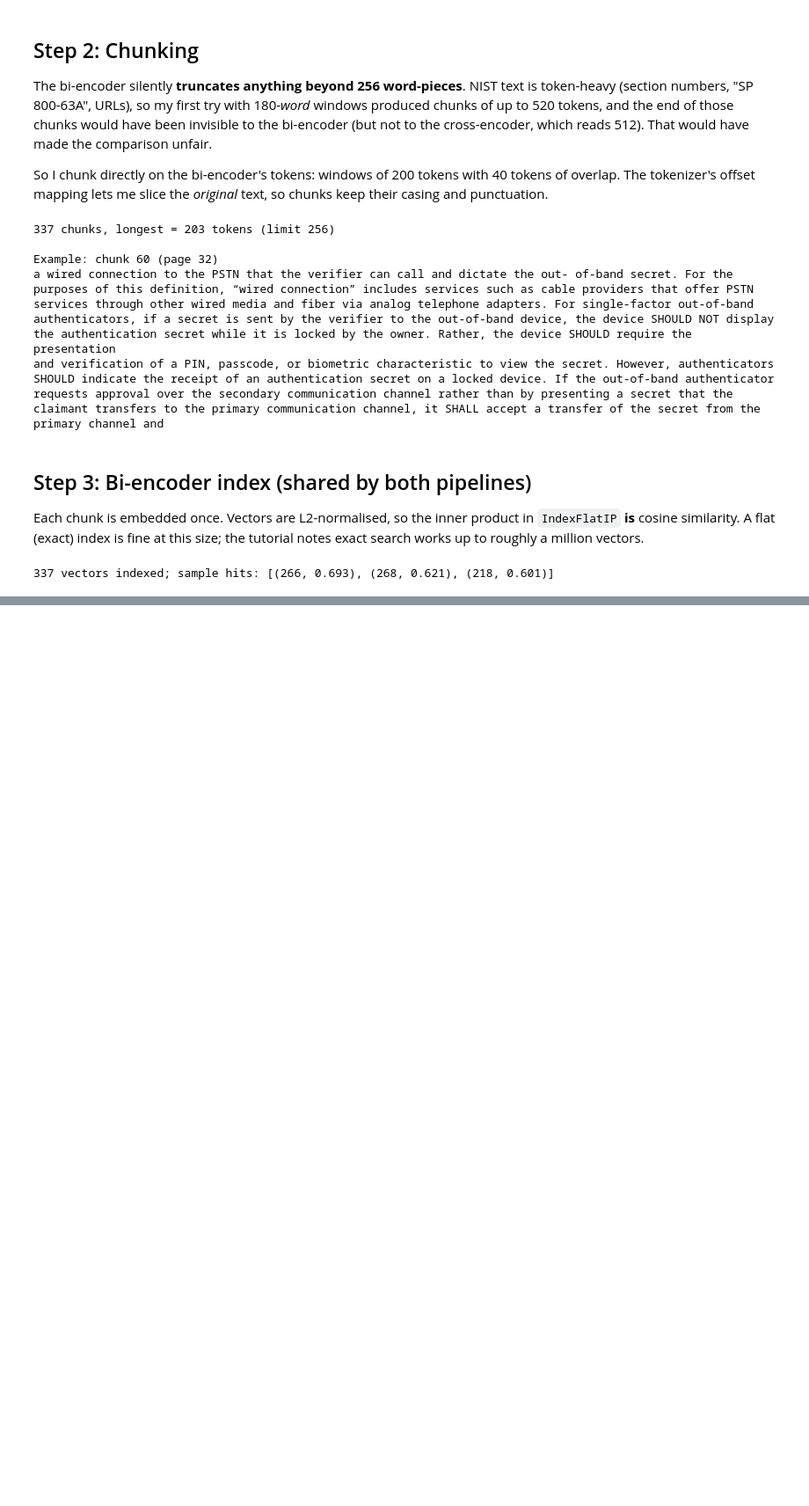
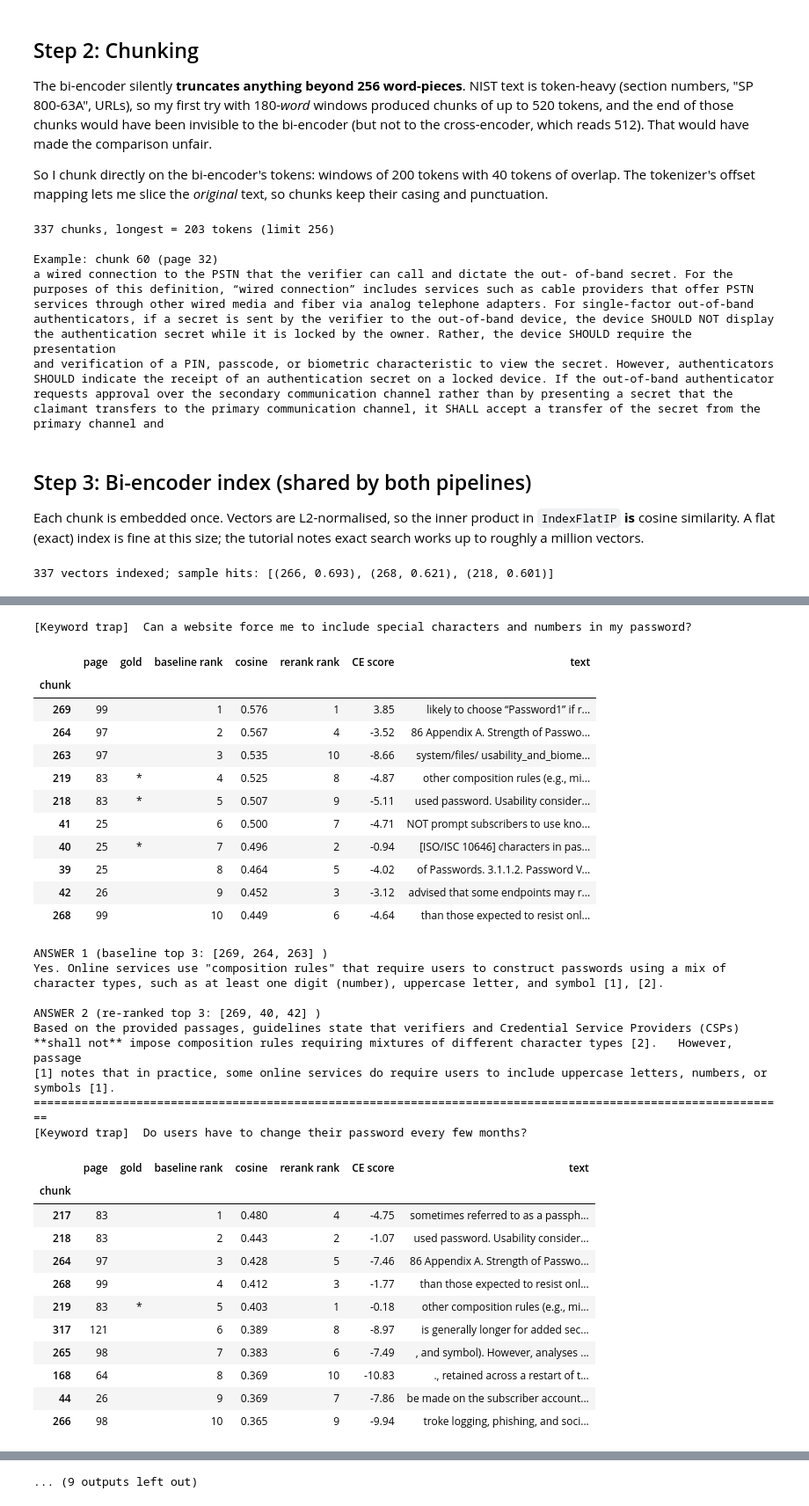
Before and after one commit to gargisaini/rag-baseline-vs-reranking, a Jupyter notebook: rag_baseline_vs_rerank.ipynb, the cells around one changed output, grey strips where cells are left out. Shown at 88% size. Drawn from its saved outputs; the diff is of its cells as text; code cells hidden in the pictures; blank space fills up the shorter version.

Commit message:
Add failure-mode stress tests, rank shift summary and LLM answer cache

```diff
--- a/rag_baseline_vs_rerank.ipynb
+++ b/rag_baseline_vs_rerank.ipynb
@@ -19,7 +19,7 @@ The LLM is Gemini (`gemini-3.8-flash`, temperature 0). The API key is read from
 import os
 os.environ["USE_TF"] = "0"
 
-import bisect, collections, statistics, textwrap, time
+import bisect, collections, hashlib, json, statistics, textwrap, time
 import faiss
 import numpy as np
 import pandas as pd
@@ -32,7 +32,7 @@ from sentence_transformers import CrossEncoder, SentenceTransformer
 PDF_PATH = "NIST.SP.800-63B-4.pdf"
 BI_ENCODER = "sentence-transformers/all-MiniLM-L6-v2"
 CROSS_ENCODER = "cross-encoder/ms-marco-MiniLM-L-6-v2"
-LLM_MODEL = "gemini-3.8-flash"
+LLM_MODEL = "gemini-3.5-flash"
 
 TOP_K = 10            # candidates pulled from the vector index
 TOP_N = 3             # chunks that actually go into the prompt
@@ -181,13 +195,11 @@ def run_both(query):
 
     top3_base = [c for c, _ in baseline[:TOP_N]]
     top3_rerank = [c for c, _ in reranked[:TOP_N]]
-    answer1 = generate(build_prompt(query, top3_base))
-    t3 = time.perf_counter()
-    answer2 = generate(build_prompt(query, top3_rerank))
-    t4 = time.perf_counter()
+    answer1, llm1 = generate(build_prompt(query, top3_base))
+    answer2, llm2 = generate(build_prompt(query, top3_rerank))
     return {"query": query, "baseline": baseline, "reranked": reranked,
             "answer1": answer1, "answer2": answer2,
-            "timings": {"retrieve": t1 - t0, "rerank": t2 - t1, "llm1": t3 - t2, "llm2": t4 - t3}}
+            "timings": {"retrieve": t1 - t0, "rerank": t2 - t1, "llm1": llm1, "llm2": llm2}}
 
 demo = run_both("What is the minimum password length?")
 print("Baseline top 3:", [c for c, _ in demo["baseline"][:3]])
@@ -206,0 +263,7 @@ Answer 2: Based on the provided passages, the required minimum password length d
+# %%
+results = []
+for category, query, phrase in QUERIES:
+    r = run_both(query)
+    r.update(category=category, gold=gold_chunks(phrase))
+    results.append(r)
+print(len(results), "queries run through both pipelines")
@@ -206,0 +272,60 @@ Answer 2: Based on the provided passages, the required minimum password length d
+# %%
+def rank_table(r):
+    """Top-10 candidates with their rank under each pipeline. * marks a gold chunk."""
+    new_rank = {cid: n for n, (cid, _) in enumerate(r["reranked"], 1)}
+    ce_score = dict(r["reranked"])
+    rows = [{"chunk": cid, "page": chunks[cid]["page"], "gold": "*" if cid in r["gold"] else "",
+             "baseline rank": n, "cosine": round(cos, 3),
+             "rerank rank": new_rank[cid], "CE score": round(ce_score[cid], 2),
+             "text": chunks[cid]["text"][:90] + "..."}
+            for n, (cid, cos) in enumerate(r["baseline"], 1)]
+    return pd.DataFrame(rows).set_index("chunk")
+
+def show(r):
+    print(f"[{r['category']}]  {r['query']}")
+    display(rank_table(r))
+    print("ANSWER 1 (baseline top 3:", [c for c, _ in r["baseline"][:3]], ")")
+    print(textwrap.fill(r["answer1"], 110))
+    print("\nANSWER 2 (re-ranked top 3:", [c for c, _ in r["reranked"][:3]], ")")
+    print(textwrap.fill(r["answer2"], 110))
+    print("=" * 110)
+
+for r in results:
+    show(r)
+# %% [output]
+[Keyword trap]  Can a website force me to include special characters and numbers in my password?
+|  | page | gold | baseline rank | cosine | rerank rank | CE score | text |
+| chunk |  |  |  |  |  |  |  |
+| 269 | 99 |  | 1 | 0.576 | 1 | 3.85 | likely to choose “Password1” if r... |
+| 264 | 97 |  | 2 | 0.567 | 4 | -3.52 | 86 Appendix A. Strength of Passwo... |
+| 263 | 97 |  | 3 | 0.535 | 10 | -8.66 | system/files/ usability_and_biome... |
+| 219 | 83 | * | 4 | 0.525 | 8 | -4.87 | other composition rules (e.g., mi... |
+| 218 | 83 | * | 5 | 0.507 | 9 | -5.11 | used password. Usability consider... |
+| 41 | 25 |  | 6 | 0.500 | 7 | -4.71 | NOT prompt subscribers to use kno... |
+| 40 | 25 | * | 7 | 0.496 | 2 | -0.94 | [ISO/ISC 10646] characters in pas... |
+| 39 | 25 |  | 8 | 0.464 | 5 | -4.02 | of Passwords. 3.1.1.2. Password V... |
+| 42 | 26 |  | 9 | 0.452 | 3 | -3.12 | advised that some endpoints may r... |
+| 268 | 99 |  | 10 | 0.449 | 6 | -4.64 | than those expected to resist onl... |
+ANSWER 1 (baseline top 3: [269, 264, 263] )
+Yes. Online services use "composition rules" that require users to construct passwords using a mix of
+character types, such as at least one digit (number), uppercase letter, and symbol [1], [2].
+
+ANSWER 2 (re-ranked top 3: [269, 40, 42] )
+Based on the provided passages, guidelines state that verifiers and Credential Service Providers (CSPs)
+**shall not** impose composition rules requiring mixtures of different character types [2].   However, passage
+[1] notes that in practice, some online services do require users to include uppercase letters, numbers, or
+symbols [1].
+==============================================================================================================
+[Keyword trap]  Do users have to change their password every few months?
+|  | page | gold | baseline rank | cosine | rerank rank | CE score | text |
+| chunk |  |  |  |  |  |  |  |
+| 217 | 83 |  | 1 | 0.480 | 4 | -4.75 | sometimes referred to as a passph... |
+| 218 | 83 |  | 2 | 0.443 | 2 | -1.07 | used password. Usability consider... |
+| 264 | 97 |  | 3 | 0.428 | 5 | -7.46 | 86 Appendix A. Strength of Passwo... |
+| 268 | 99 |  | 4 | 0.412 | 3 | -1.77 | than those expected to resist onl... |
+| 219 | 83 | * | 5 | 0.403 | 1 | -0.18 | other composition rules (e.g., mi... |
+| 317 | 121 |  | 6 | 0.389 | 8 | -8.97 | is generally longer for added sec... |
+| 265 | 98 |  | 7 | 0.383 | 6 | -7.49 | , and symbol). However, analyses ... |
+| 168 | 64 |  | 8 | 0.369 | 10 | -10.83 | ., retained across a restart of t... |
+| 44 | 26 |  | 9 | 0.369 | 7 | -7.86 | be made on the subscriber account... |
+| 266 | 98 |  | 10 | 0.365 | 9 | -9.94 | troke logging, phishing, and soci... |
@@ -206,0 +416 @@ Answer 2: Based on the provided passages, the required minimum password length d
+... (9 outputs left out)
```
Also changed, not shown: parts of 11 cells of this notebook, 1 other file.
